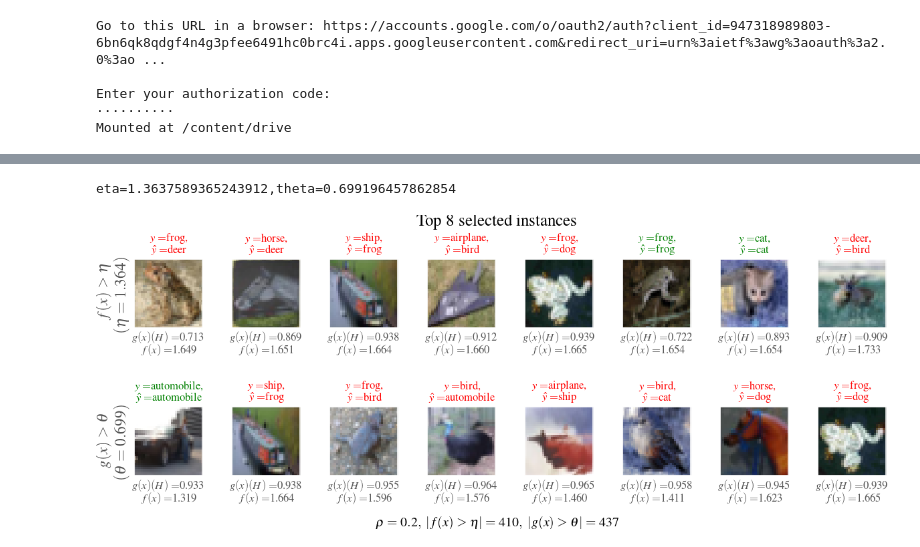
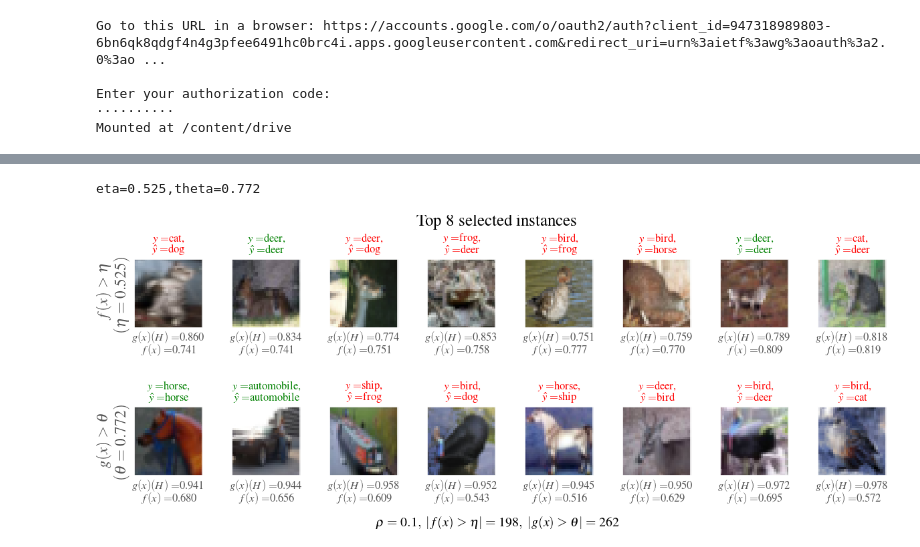
Before and after one commit to cesar-claros/synergistic, a Jupyter notebook: CIFAR10_cnn.ipynb, the cells around one changed output, grey strips where cells are left out. Drawn from its saved outputs; the diff is of its cells as text; code cells hidden in the pictures.

```diff
--- a/CIFAR10_cnn.ipynb
+++ b/CIFAR10_cnn.ipynb
@@ -396,5 +383,5 @@ plt.savefig(path_fig_fxgx, bbox_inches='tight', facecolor='w')
 # %%
-rho = 0.20
+rho = 0.10
 X_test_best = X_test_best.squeeze()
 rule = table_best.loc[table_best.rho_user == rho]['rule'].to_numpy()
 eta = table_best.loc[table_best.rho_user == rho]['eta'].to_numpy()[0]
@@ -406,9 +393,9 @@ top_f_idx = np.argpartition(f_test, -top_n)[-top_n:]
 crit_test = entropy(y_test_pred_soft_best, axis=1, base=10)
 top_crit_idx = np.argpartition(crit_test, -top_n)[-top_n:]
 output_text = io.StringIO()
-print('eta={},theta={}'.format(eta,theta))
+print('eta={:.3f},theta={:.3f}'.format(eta,theta))
 # %% [output]
-eta=1.3637589365243912,theta=0.699196457862854
+eta=0.525,theta=0.772
 # %%
 # Plot selected instances
 # initialize the label
@@ -426,34 +413,36 @@ for i,k in zip(top_f_idx, top_crit_idx):
     if np.argmax(y_test_best, axis=1)[i] != y_test_pred_th_best[i]:
         color = 'red'
     else:
         color = 'green'
     # ax = fig1.add_subplot(3, 4, j+1)
     ax[0][j].imshow(X_test_best[i, :, :, :])
     ax[0][j].set_title(r'$y=${s1}'.format(s1=labelNames[np.argmax(y_test_best, axis=1)[i]])+',\n'+\
                     r'$\hat{{y}}=${s2}'.format(s2=labelNames[y_test_pred_th_best[i]]), color=color, fontsize=10)
     ax[0][j].set_xlabel(r"$g(x)(H)=${:.3f}".format(crit_test[i])+'\n$f(x)=${:.3f}'.format(f_test[i]), fontsize=10)
     ax[0][j].set_xticks([])
     ax[0][j].set_yticks([])
 
     if np.argmax(y_test_best, axis=1)[k] != y_test_pred_th_best[k]:
         color = 'red'
     else:
         color = 'green'
     # ax = fig1.add_subplot(3, 4, j+1)
     ax[1][j].imshow(X_test_best[k, :, :, :])
     ax[1][j].set_title(r'$y=${s1}'.format(s1=labelNames[np.argmax(y_test_best, axis=1)[k]])+',\n'+\
                     r'$\hat{{y}}=${s2}'.format(s2=labelNames[y_test_pred_th_best[k]]), color=color, fontsize=10)
     ax[1][j].set_xlabel(r"$g(x)(H)=${:.3f}".format(crit_test[k])+'\n$f(x)=${:.3f}'.format(f_test[k]), fontsize=10)
     ax[1][j].set_xticks([])
     ax[1][j].set_yticks([])
     j = j + 1
 ax[0][0].set_ylabel(r"$f(x)>\eta$"+"\n"+r"$(\eta={:.3f})$".format(eta), fontsize=14)
 ax[1][0].set_ylabel(r"$g(x)>\theta$"+"\n"+r"$(\theta={:.3f})$".format(theta), fontsize=14)
 fig1.text(0.5, 0.01, r'$\rho={},~|f(x)>\eta|={},~|g(x)>\theta|={}$'.format(rho,np.sum(f_test>eta),np.sum(crit_test>theta)), ha='center', fontsize = 12)
 plt.suptitle(r'Top {} selected instances'.format(top_n), fontsize=15)
 plt.tight_layout()
+path_fig_fxgx_test = "drive/My Drive/NIPS2020/results/cifar10/fig_fxgx_test_{clf}_yhat{yhat}_pca{pca}.pdf".format(clf=clf, pca=applyPCA, yhat=addPredictions)
+plt.savefig(path_fig_fxgx_test, bbox_inches='tight', facecolor='w')
 # %% [output]
-[figure, old version]
+[figure, new version]
 # %%
 report_table_concat = pd.concat(report_table)
 table_by_row_index = report_table_concat.groupby(report_table_concat.index)
```
Also changed, not shown: parts of 6 cells of this notebook.
